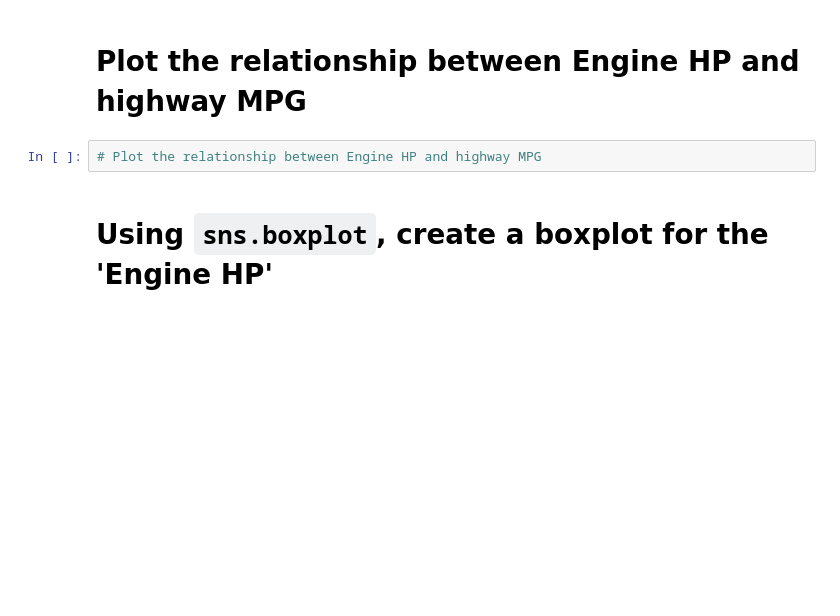
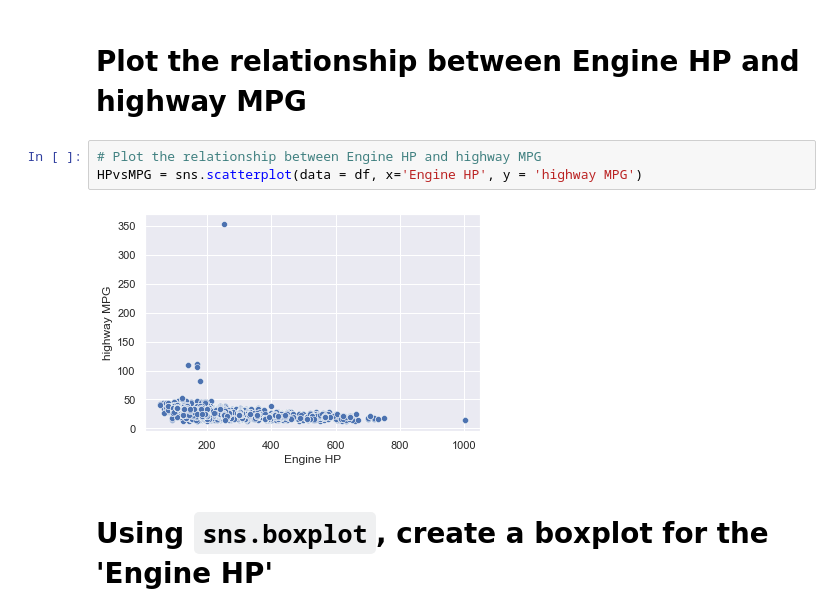
Before and after one commit to bryanpramana/2021-fall-data-science, a Jupyter notebook: Week-02-EDA/Exercise-EDA.ipynb, the cells around one changed output. Cells and saved outputs as stored; diff of their text form; blank space fills up the shorter version.

```diff
--- a/Week-02-EDA/Exercise-EDA.ipynb
+++ b/Week-02-EDA/Exercise-EDA.ipynb
@@ -239,6 +262,9 @@ expensivecars.plot(kind='barh',figsize=(13,8));
 # Plot the relationship between Engine HP and highway MPG
 # %%
 # Plot the relationship between Engine HP and highway MPG
+HPvsMPG = sns.scatterplot(data = df, x='Engine HP', y = 'highway MPG')
+# %% [output]
+[figure, added]
 # %% [markdown]
 # Using `sns.boxplot`, create a boxplot for the 'Engine HP'
 # %%
```
Also changed, not shown: parts of 5 cells of this notebook.
